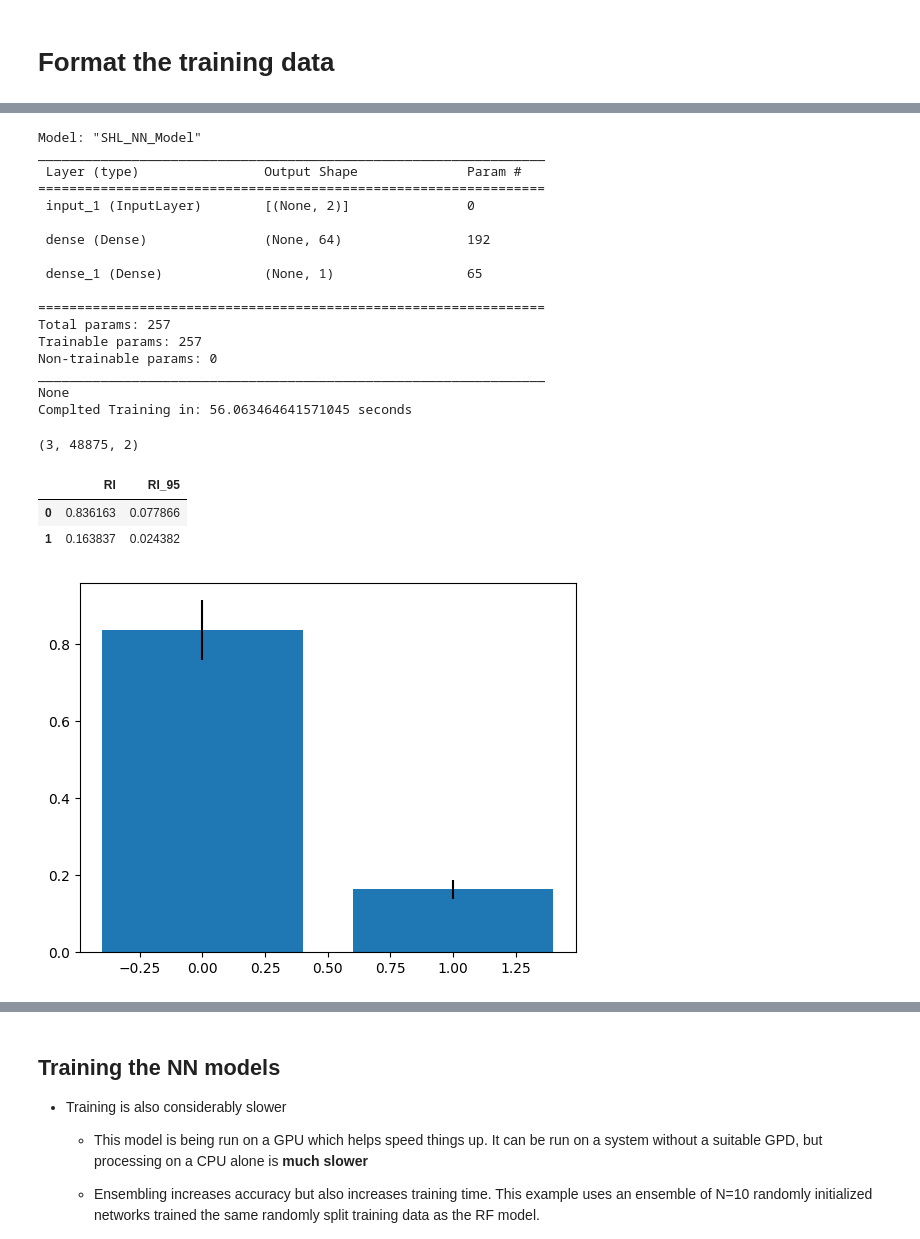
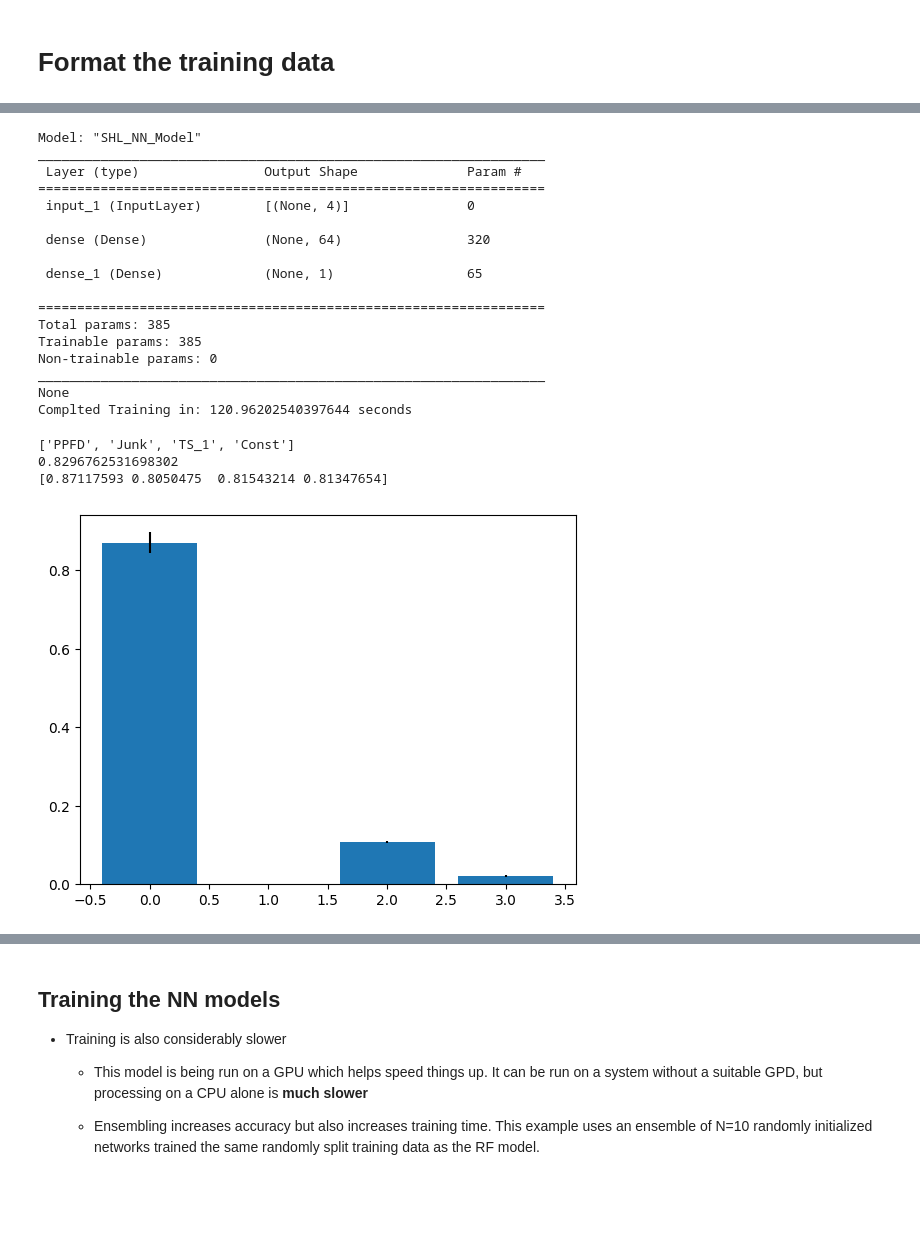
Before and after one commit to June-Skeeter/NN_Applications, a Jupyter notebook: NN_for_EC.ipynb, the cells around one changed output, grey strips where cells are left out. Drawn from its saved outputs; the diff is of its cells as text; code cells hidden in the pictures; blank space fills up the shorter version.

```diff
--- a/NN_for_EC.ipynb
+++ b/NN_for_EC.ipynb
@@ -76,13 +120,10 @@ Examples = {
 # %%
-from Scripts import NNetFuncs
-import importlib
+
 importlib.reload(NNetFuncs)
-
 
 Set = 'Full'
 
-NNetFuncs.make_SHL_model(input_shape=Examples[Set]['X_train'].shape[1:])
-
+NNetFuncs.make_SHL_model(input_shape=Examples[Set]['X_train'].shape[1])
 
 T1 = time.time()
 NNetFuncs.train_model(Examples[Set]['X_train'],
@@ -97,59 +138,48 @@ Model: "SHL_NN_Model"
 _________________________________________________________________
  Layer (type)                Output Shape              Param #
 =================================================================
- input_1 (InputLayer)        [(None, 2)]               0
+ input_1 (InputLayer)        [(None, 4)]               0
 
- dense (Dense)               (None, 64)                192
+ dense (Dense)               (None, 64)                320
 
  dense_1 (Dense)             (None, 1)                 65
 
 =================================================================
-Total params: 257
-Trainable params: 257
+Total params: 385
+Trainable params: 385
 Non-trainable params: 0
 _________________________________________________________________
 None
-Complted Training in: 56.063464641571045 seconds
+Complted Training in: 120.96202540397644 seconds
 # %%
-from sklearn import metrics
+print(inputs)
+
 importlib.reload(NNetFuncs)
 
-RI,out_dx = NNetFuncs.predict_Model(Examples[Set]['X_val'],
-                                    Examples[Set]['Y_val'])
+RI,out_dx = NNetFuncs.predict_Model(Examples[Set]['X_train'],Examples[Set]['Y_train'])
 
 
 
-# y = []
-# dy_dx = []
-# for i in range(len(out)):
-#     y.append(out[i].numpy())
-#     dy_dx.append(dout_dx[i].numpy())
+print(metrics.r2_score(out_dx['target'],out_dx['y_bar']))
 
-# y = np.array(y)
-# dy_dx = np.array(dy_dx)
-
-# print(dy_dx.shape)
-
-# RI = ((dy_dx)**2).sum(axis=1).mean(axis=0)
-# RI_S = ((dy_dx)**2).sum(axis=1).std(axis=0)
-# RI_S = RI_S/RI.sum()
-# RI = RI/RI.sum()
-
-# print(RI,RI_S)
+# fig,ax=plt.subplots()
+# dx='x0'
+# ax.scatter(out_dx[f'{dx}'],out_dx[f'dy_d{dx}'])
+# ax.set_yscale('symlog')
+# ax.plot(out_dx[f'{dx}'],out_dx[f'{dx}']*0,color='k')
 
 fig,ax=plt.subplots()
 ax.bar(RI.index,RI['RI'],yerr=RI['RI_95'])
-# ax.grid()
-# ax.set_ylabel('Relative Influence')
 
-# fig,ax=plt.subplots(1,2)
-# ax[0].scatter(Examples[Set]['X_val'][:,0],dy_dx.mean(axis=0)[:,0])
-# ax[1].scatter(Examples[Set]['X_val'][:,1],dy_dx.mean(axis=0)[:,1])
+stand = StandardScaler()
 
-RI
+stand.fit(out_dx[['dy_dx0','dy_dx1','dy_dx2','dy_dx3']])
+
+T = stand.transform(out_dx[['dy_dx0','dy_dx1','dy_dx2','dy_dx3']])
+
+print((np.abs(T)).mean(axis=0))
 # %% [output]
-(3, 48875, 2)
+['PPFD', 'Junk', 'TS_1', 'Const']
+0.8296762531698302
+[0.87117593 0.8050475  0.81543214 0.81347654]
-|  | RI | RI_95 |
-| 0 | 0.836163 | 0.077866 |
-| 1 | 0.163837 | 0.024382 |
-[figure, old version]
+[figure, new version]
```
Also changed, not shown: parts of 4 cells of this notebook, 8 other files.
